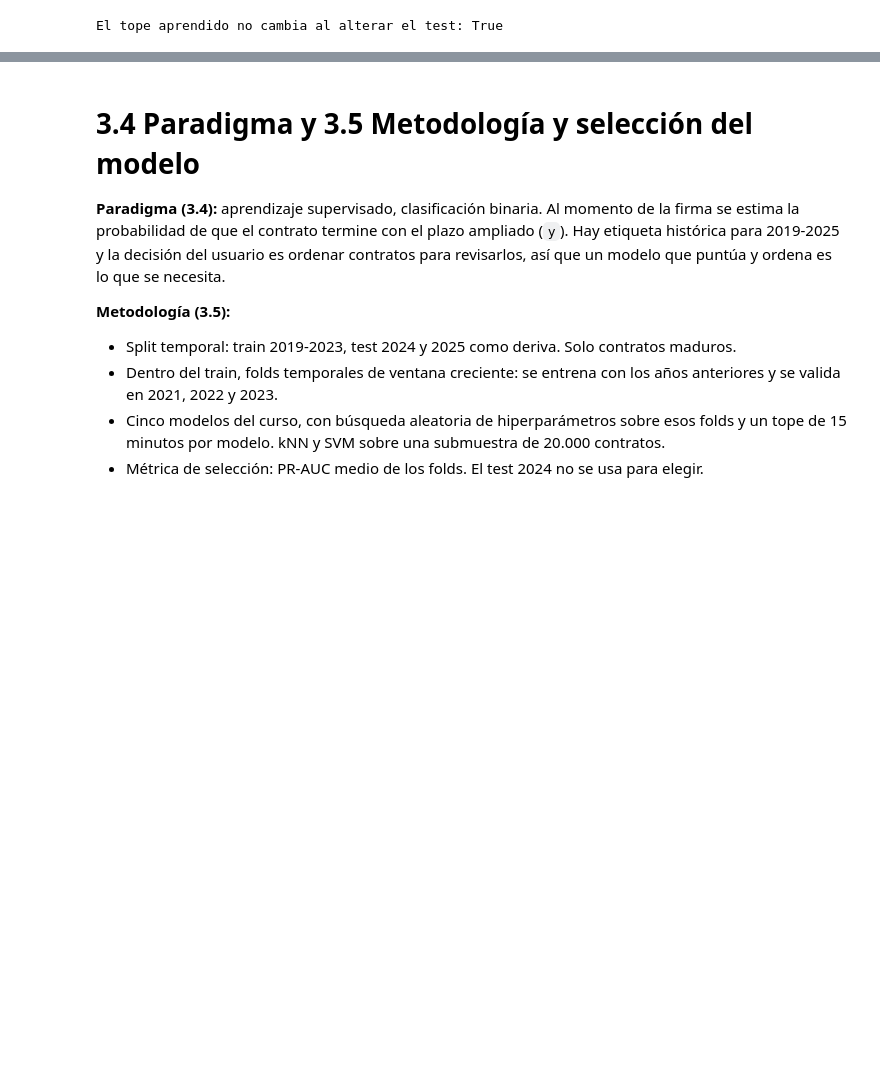
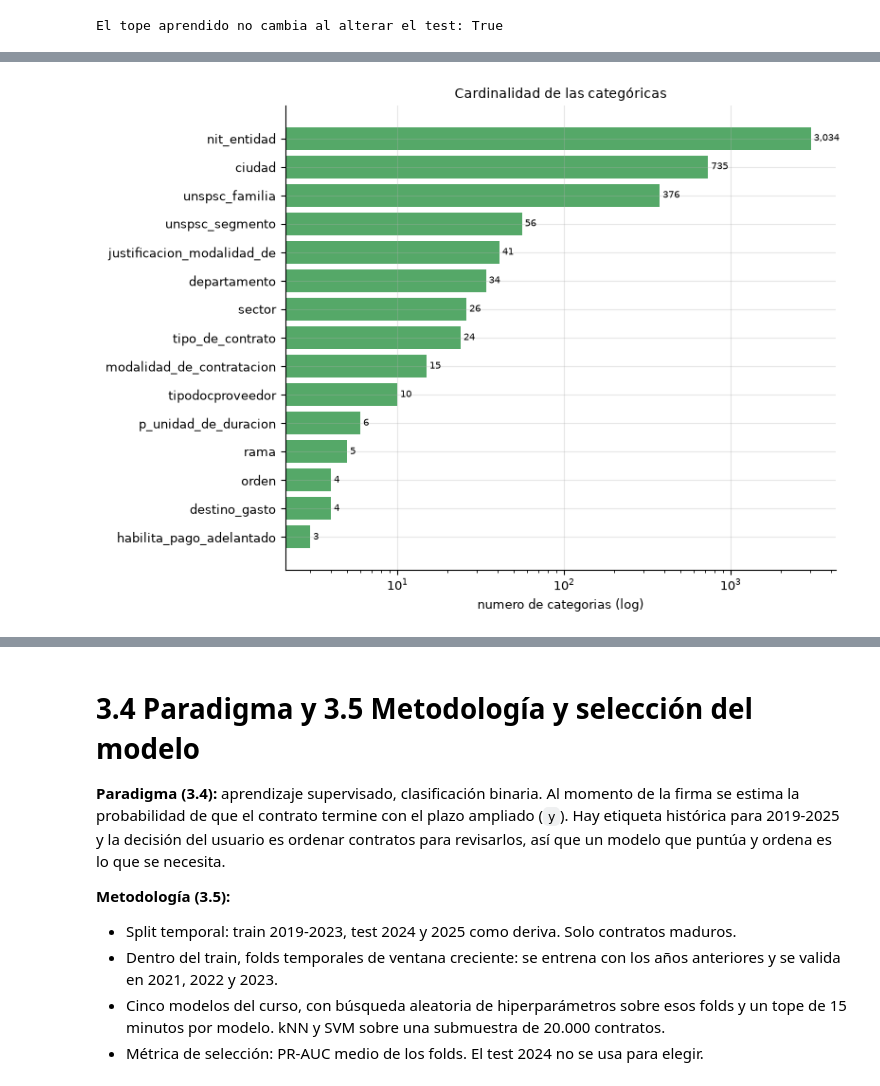
Before and after one commit to kepabonsaeafit/fundamentos-aa-2026, a Jupyter notebook: final-project/model_development.ipynb, the cells around one changed output, grey strips where cells are left out. Cells and saved outputs as stored; diff of their text form; code cells hidden in the pictures; blank space fills up the shorter version.

```diff
--- a/final-project/model_development.ipynb
+++ b/final-project/model_development.ipynb
@@ -209,0 +443,6 @@ El EDA profundo (gráficas y narrativa de H1-H7, etiqueta, censura, deriva y fug
+# %%
+card = eda.cardinalidad_categoricas(X, F.FEATURES_CAT)
+display(card.round(2))
+eda.graficar_cardinalidad(card, top=15, titulo="Cardinalidad de las categóricas")
+plt.show()
+# %% [output]
@@ -209,0 +466 @@ El EDA profundo (gráficas y narrativa de H1-H7, etiqueta, censura, deriva y fug
+[figure, added]
```
Also changed, not shown: parts of 137 cells of this notebook.
